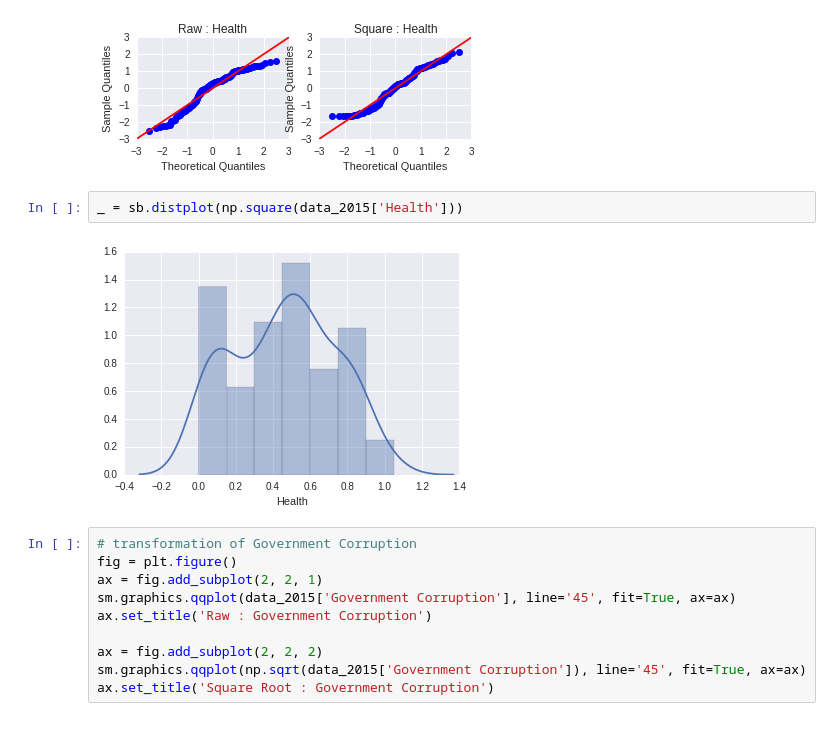
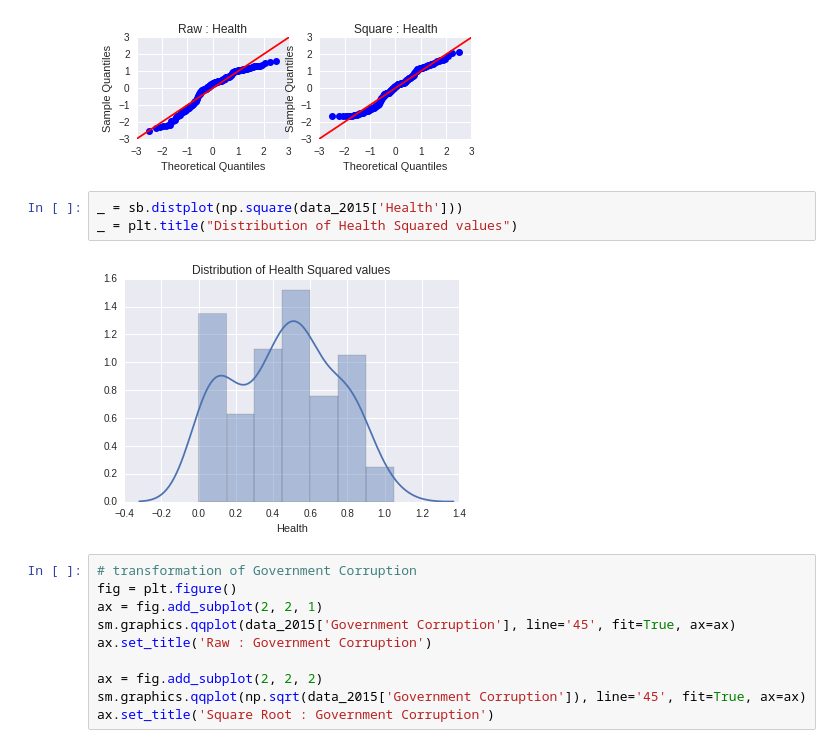
Before and after one commit to 315iah515/Thinkful-Notebooks, a Jupyter notebook: Bootcamp/SimilarityModels/Lesson1/RegressionModelComparison.ipynb, the cells around one changed output. Saved outputs shown, nothing was run; the diff lists cells and outputs as text.

```diff
--- a/Bootcamp/SimilarityModels/Lesson1/RegressionModelComparison.ipynb
+++ b/Bootcamp/SimilarityModels/Lesson1/RegressionModelComparison.ipynb
@@ -145,8 +149,9 @@ ax.set_title('Square : Health')
 [figure]
 # %%
 _ = sb.distplot(np.square(data_2015['Health']))
+_ = plt.title("Distribution of Health Squared values")
 # %% [output]
-[figure, old version]
+[figure, new version]
 # %%
 # transformation of Government Corruption
 fig = plt.figure()
```
Also changed, not shown: parts of 7 cells of this notebook.
